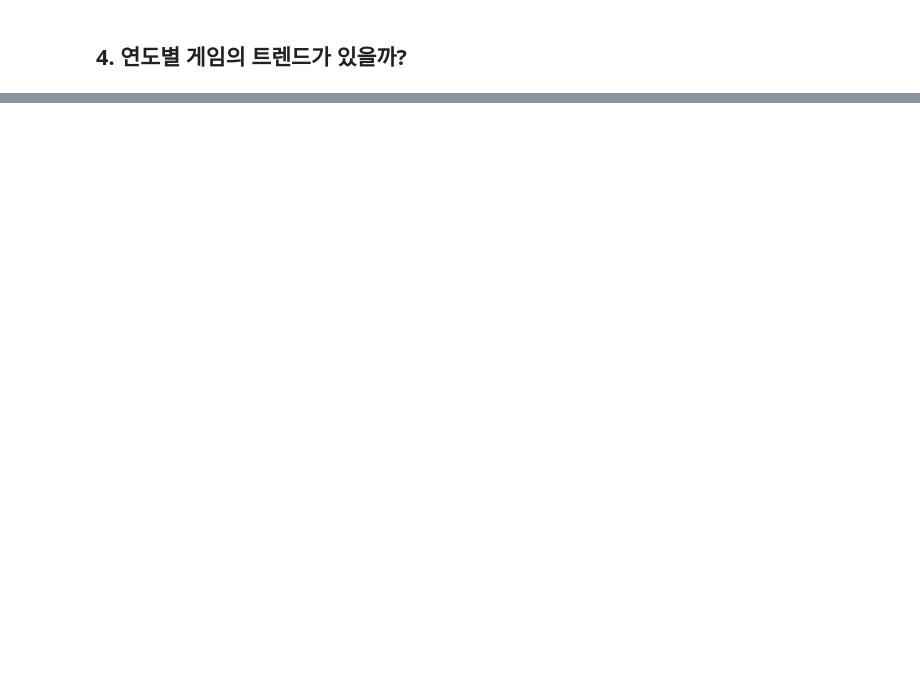
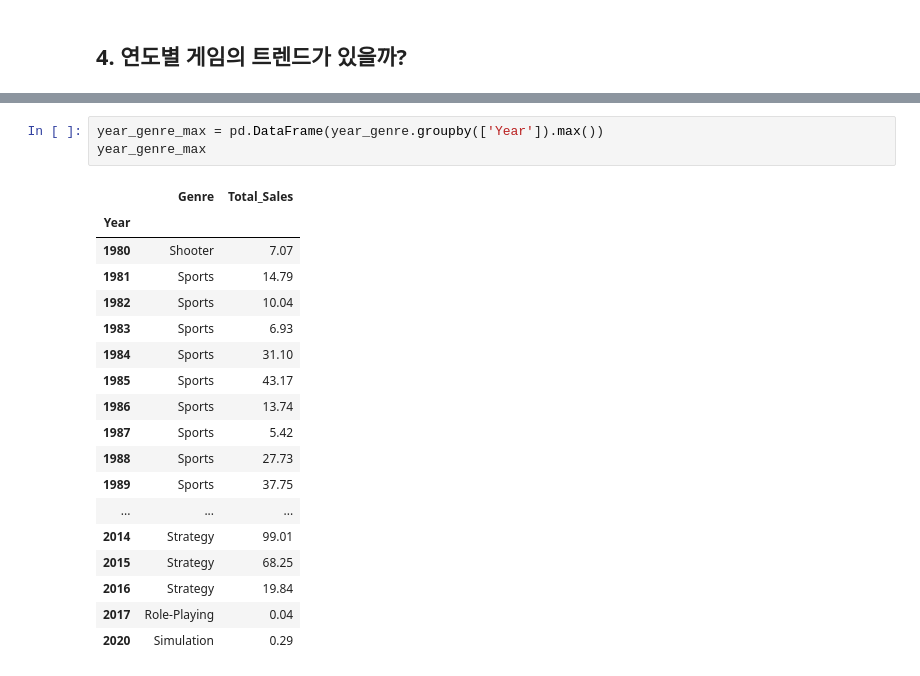
Before and after one commit to woorim99/AIB_12th_project, a Jupyter notebook: Section 1/Section1_AI_12_이우림.ipynb, the cells around one changed output, grey strips where cells are left out. Saved outputs shown, nothing was run; the diff lists cells and outputs as text; blank space fills up the shorter version.

```diff
--- a/Section 1/Section1_AI_12_이우림.ipynb
+++ b/Section 1/Section1_AI_12_이우림.ipynb
@@ -211,0 +256,22 @@ sns.lineplot(data=df_genre, marker='o');
+# %%
+year_genre_max = pd.DataFrame(year_genre.groupby(['Year']).max())
+year_genre_max
+# %% [output]
+|  | Genre | Total_Sales |
+| Year |  |  |
+| 1980 | Shooter | 7.07 |
+| 1981 | Sports | 14.79 |
+| 1982 | Sports | 10.04 |
+| 1983 | Sports | 6.93 |
+| 1984 | Sports | 31.10 |
+| 1985 | Sports | 43.17 |
+| 1986 | Sports | 13.74 |
+| 1987 | Sports | 5.42 |
+| 1988 | Sports | 27.73 |
+| 1989 | Sports | 37.75 |
+| ... | ... | ... |
+| 2014 | Strategy | 99.01 |
+| 2015 | Strategy | 68.25 |
+| 2016 | Strategy | 19.84 |
+| 2017 | Role-Playing | 0.04 |
+| 2020 | Simulation | 0.29 |
```
Also changed, not shown: parts of 14 cells of this notebook.
